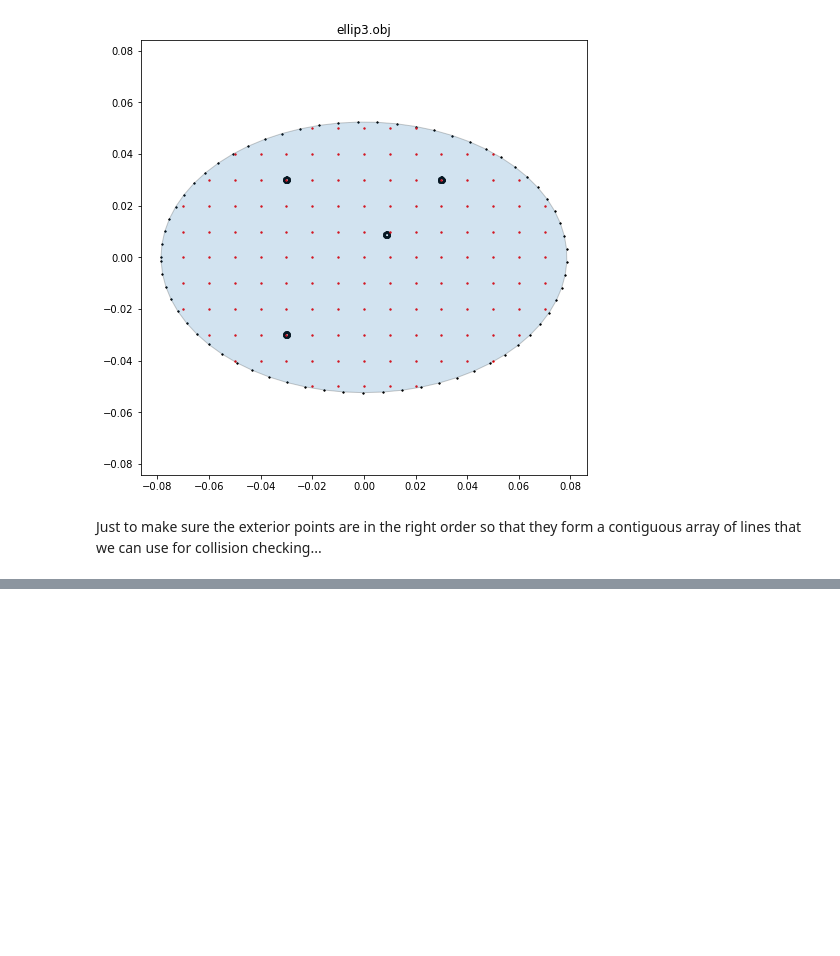
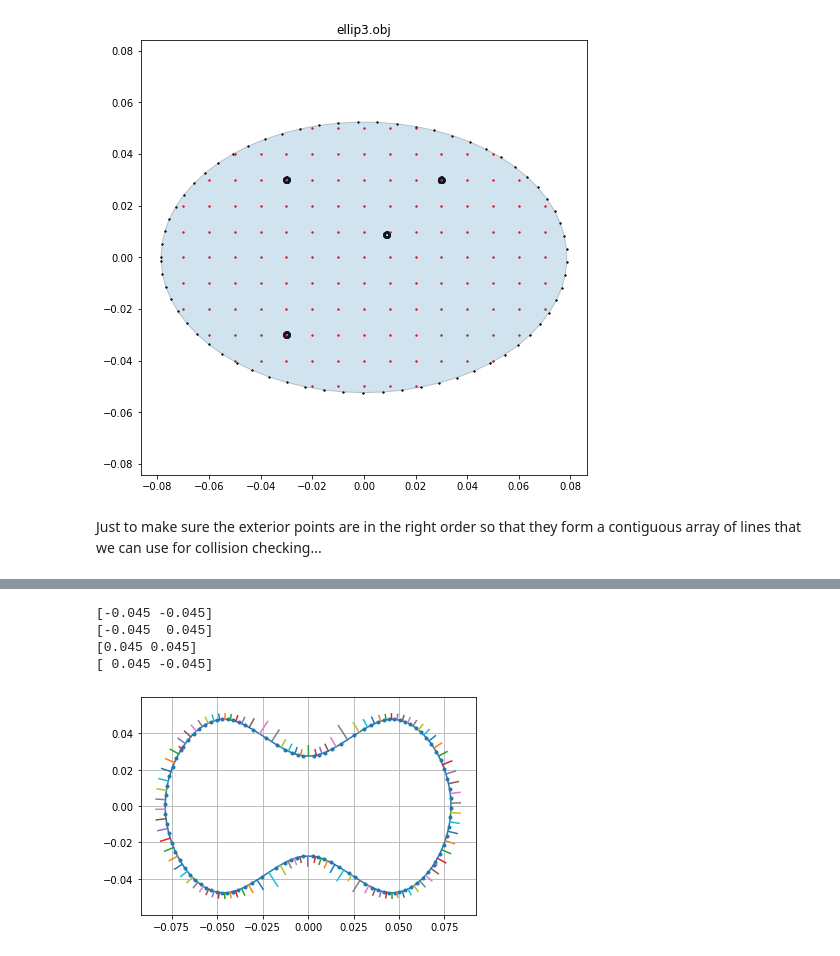
Before and after one commit to gautams3/tiny-differentiable-simulator, a Jupyter notebook: python/plotting/Push URDF.ipynb, the cells around one changed output, grey strips where cells are left out. Drawn from its saved outputs; the diff is of its cells as text; code cells hidden in the pictures; blank space fills up the shorter version.

```diff
--- a/python/plotting/Push URDF.ipynb
+++ b/python/plotting/Push URDF.ipynb
@@ -209,0 +227,23 @@ plt.grid()
+# %%
+print("\n".join([str(exterior[i,:]) for i in range(exterior.shape[0])]));
+# %% [output]
+[-0.045 -0.045]
+[-0.045  0.045]
+[0.045 0.045]
+[ 0.045 -0.045]
+# %%
+exterior = np.load(os.path.join(folder, "butter_ext.npy"))
+plt.plot(np.concatenate([exterior[:,0], [exterior[0,0]]]),
+         np.concatenate([exterior[:,1], [exterior[0,1]]]), '.-')
+for i in range(exterior.shape[0]):
+    left_i = i
+    right_i = (i + 1) % exterior.shape[0]
+    nx = exterior[left_i,1] - exterior[right_i,1]
+    ny = -(exterior[left_i,0] - exterior[right_i,0])
+    cx = 0.5 * (exterior[left_i,0] + exterior[right_i,0])
+    cy = 0.5 * (exterior[left_i,1] + exterior[right_i,1])
+    plt.plot([cx, cx + nx], [cy, cy + ny])
+plt.axis("equal")
+plt.grid()
+# %% [output]
+[figure, added]
```
Also changed, not shown: parts of 2 cells of this notebook, 26 other files.
